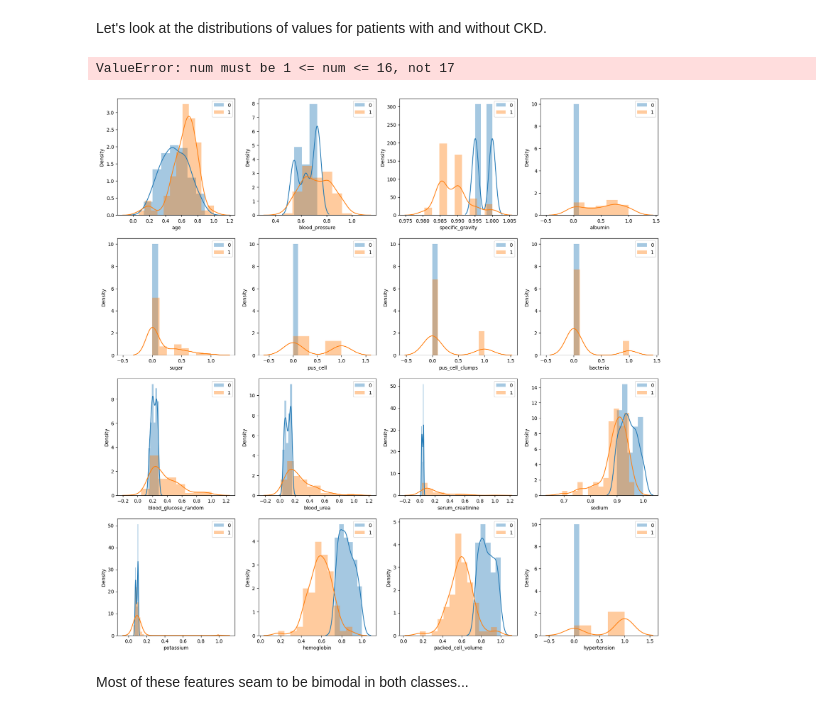
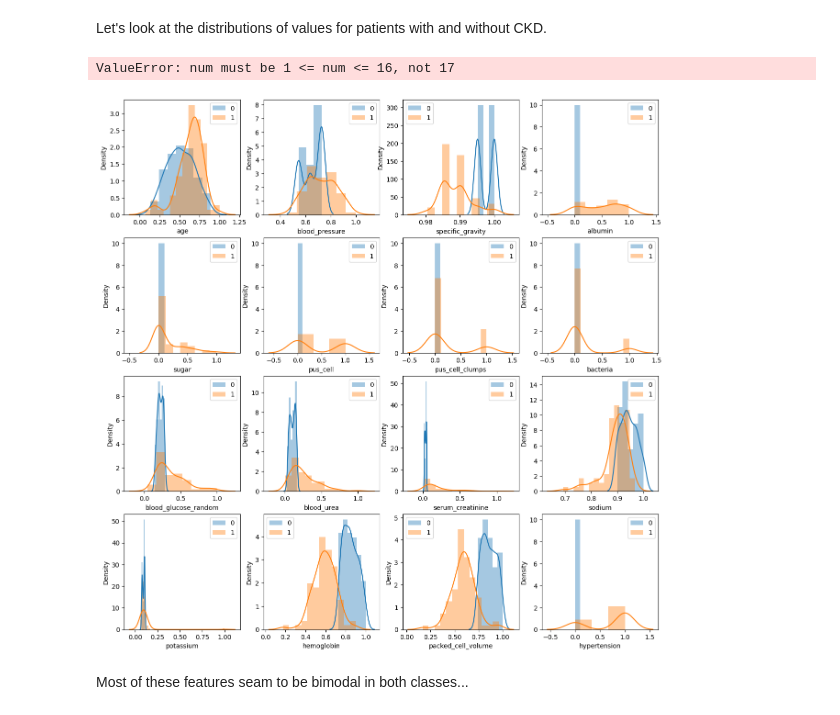
Before and after one commit to SamReeves/ckd-wemanity, a Jupyter notebook: analysis.ipynb, the cells around one changed output. Drawn from its saved outputs; the diff is of its cells as text; code cells hidden in the pictures.

```diff
--- a/presentation.ipynb
+++ b/analysis.ipynb
@@ -21,16 +21,16 @@ Let's look at the distributions of values for patients with and without CKD.
 # %%
 # graph distributions of every variable for class 0 and 1
 
-plt.figure(figsize=(20,20))
+plt.figure(figsize=(15,15))
 for i, col in enumerate(df.columns):
     plt.subplot(4, 4, i+1)
     sns.distplot(df.loc[df['class'] == 0, col], label='0')
     sns.distplot(df.loc[df['class'] == 1, col], label='1')
     plt.legend()
 plt.show()
 # %% [output]
 ValueError: num must be 1 <= num <= 16, not 17
-[figure, old version]
+[figure, new version]
 # %% [markdown]
 Most of these features seam to be bimodal in both classes...
 # %%
```
Also changed, not shown: parts of 1 cell of this notebook, 8 other files.
